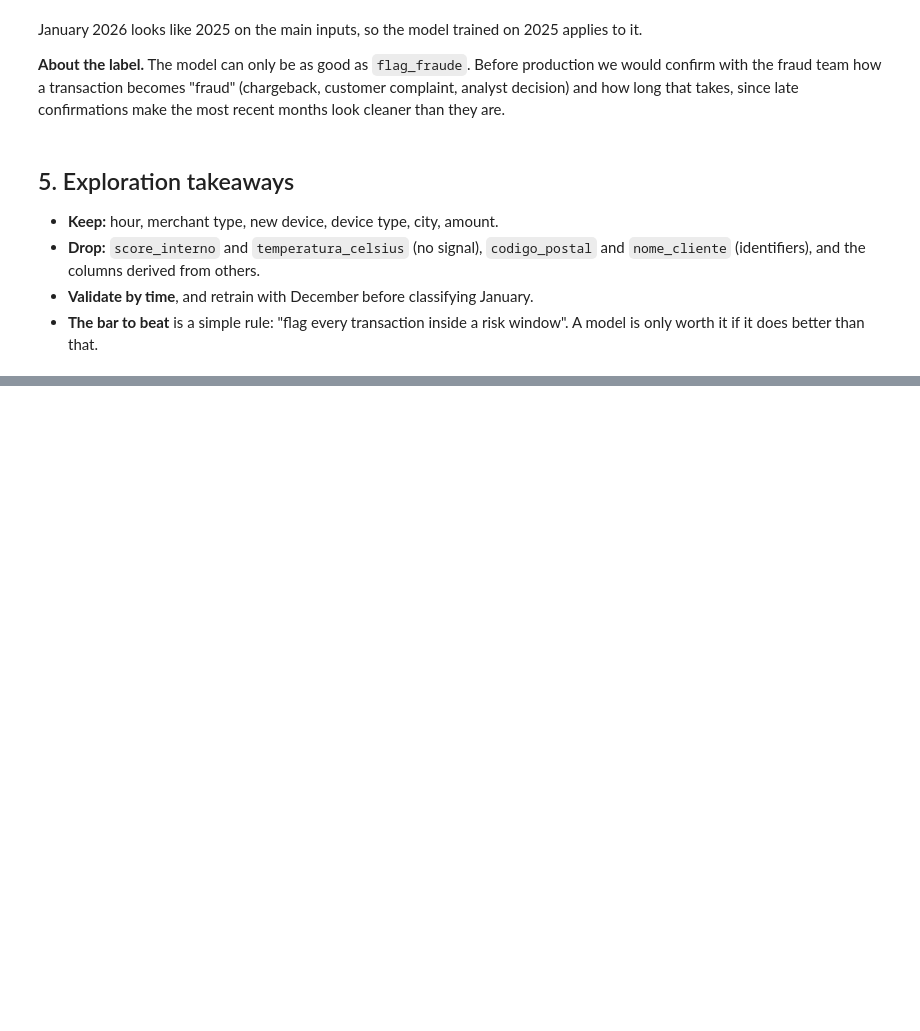
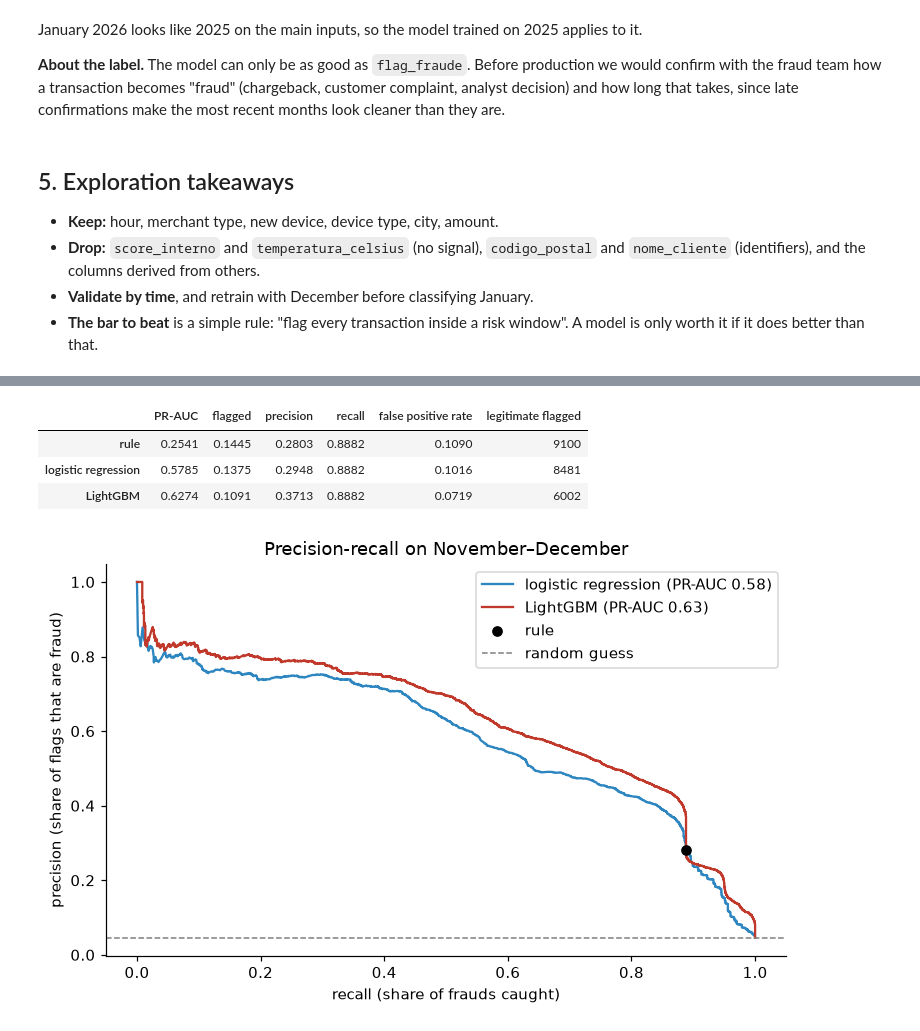
Before and after one commit to JuliaNazka/fraud-detection-case, a Jupyter notebook: notebooks/fraud_detection.ipynb, the cells around one changed output, grey strips where cells are left out. Drawn from its saved outputs; the diff is of its cells as text; code cells hidden in the pictures; blank space fills up the shorter version.

```diff
--- a/notebooks/fraud_detection.ipynb
+++ b/notebooks/fraud_detection.ipynb
@@ -279,0 +317,2 @@ January 2026 looks like 2025 on the main inputs, so the model trained on 2025 ap
+# %%
+rule_score = in_risk_window(valid, risk_windows(train)).astype(float)
@@ -279,0 +367,48 @@ January 2026 looks like 2025 on the main inputs, so the model trained on 2025 ap
+# %%
+def operating_point(y, flagged):
+    fraud = y == 1
+    return {
+        "flagged": flagged.mean(),
+        "precision": (flagged & fraud).sum() / flagged.sum(),
+        "recall": (flagged & fraud).sum() / fraud.sum(),
+        "false positive rate": (flagged & ~fraud).sum() / (~fraud).sum(),
+        "legitimate flagged": (flagged & ~fraud).sum(),
+    }
+
+
+def threshold_for_recall(y, score, recall):
+    fraud_scores = np.sort(score[y == 1])[::-1]
+    return fraud_scores[round(recall * len(fraud_scores)) - 1]
+
+
+scores = {"rule": rule_score, "logistic regression": logistic_score, "LightGBM": lightgbm_score}
+rule_recall = operating_point(y_valid, rule_score == 1)["recall"]
+flags = {name: score >= threshold_for_recall(y_valid, score, rule_recall) for name, score in scores.items()}
+
+model_comparison = pd.DataFrame({
+    name: {"PR-AUC": average_precision_score(y_valid, scores[name]), **operating_point(y_valid, flags[name])}
+    for name in scores
+}).T
+model_comparison["legitimate flagged"] = model_comparison["legitimate flagged"].astype(int)
+model_comparison
+# %% [output]
+|  | PR-AUC | flagged | precision | recall | false positive rate | legitimate flagged |
+| rule | 0.2541 | 0.1445 | 0.2803 | 0.8882 | 0.1090 | 9100 |
+| logistic regression | 0.5785 | 0.1375 | 0.2948 | 0.8882 | 0.1016 | 8481 |
+| LightGBM | 0.6274 | 0.1091 | 0.3713 | 0.8882 | 0.0719 | 6002 |
+# %%
+fig, ax = plt.subplots(figsize=(7, 4.5))
+for name, color in [("logistic regression", LEGIT_COLOR), ("LightGBM", FRAUD_COLOR)]:
+    precision, recall, _ = precision_recall_curve(y_valid, scores[name])
+    ax.plot(recall, precision, color=color, label=f"{name} (PR-AUC {model_comparison.loc[name, 'PR-AUC']:.2f})")
+rule_point = model_comparison.loc["rule"]
+ax.scatter(rule_point["recall"], rule_point["precision"], color="black", zorder=3, label="rule")
+ax.axhline(y_valid.mean(), color="grey", linestyle="--", linewidth=1, label="random guess")
+ax.set_xlabel("recall (share of frauds caught)")
+ax.set_ylabel("precision (share of flags that are fraud)")
+ax.set_title("Precision-recall on November–December")
+ax.legend(loc="upper right")
+fig.tight_layout()
+fig.savefig(OUTPUTS / "precision_recall.png", bbox_inches="tight")
+# %% [output]
+[figure, added]
```
Also changed, not shown: parts of 12 cells of this notebook, 1 other file.
